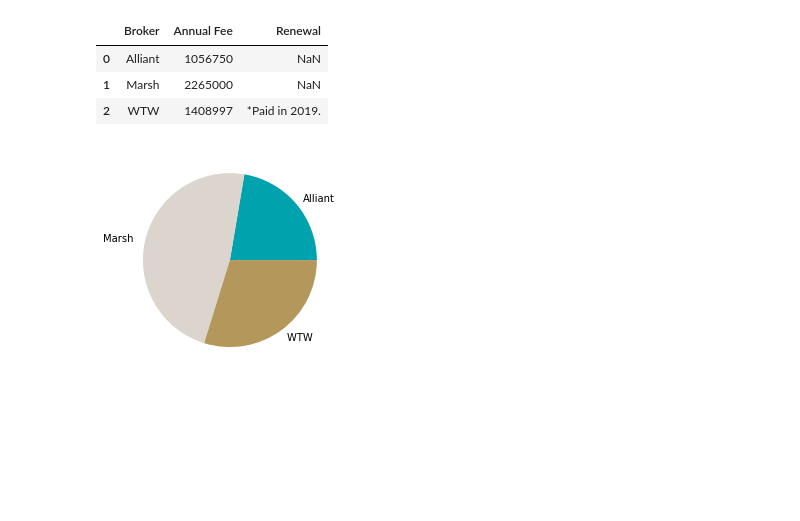
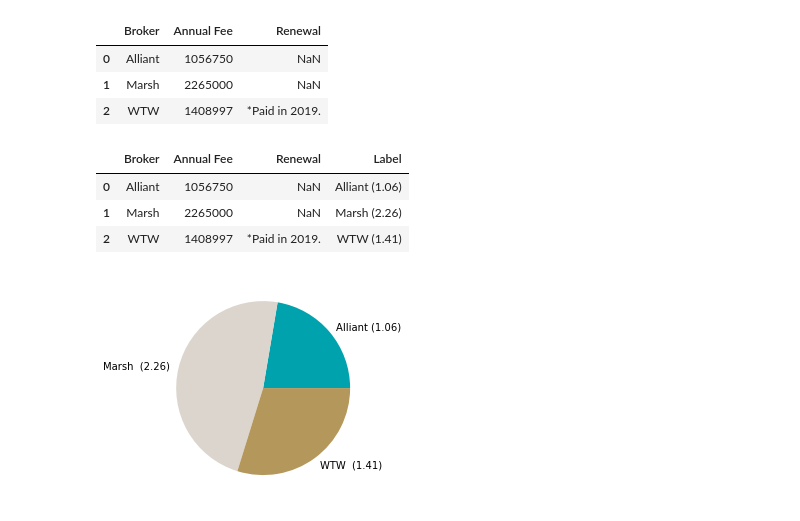
Before and after one commit to davidbrown2324/uc_insurers, a Jupyter notebook: uc_insurance.ipynb, the cells around one changed output. Drawn from its saved outputs; the diff is of its cells as text; code cells hidden in the pictures; blank space fills up the shorter version.

Commit message:
add million USD spending to figure

```diff
--- a/uc_insurance.ipynb
+++ b/uc_insurance.ipynb
@@ -449,15 +449,31 @@ brokers
 | 0 | Alliant | 1056750 | NaN |
 | 1 | Marsh | 2265000 | NaN |
 | 2 | WTW | 1408997 | *Paid in 2019. |
+# %%
+brokers.Broker = brokers.Broker.str.strip()
+# %%
+brokers['Label'] = brokers.Broker
+# %%
+figures = list(round(brokers['Annual Fee']/1000000, 2))
+# %%
+for n, fig in enumerate(figures):
+    brokers.loc[n, 'Label'] = brokers.loc[n, 'Broker'] + '(' +str(fig) +')'
+
+brokers
+# %% [output]
+|  | Broker | Annual Fee | Renewal | Label |
+| 0 | Alliant | 1056750 | NaN | Alliant (1.06) |
+| 1 | Marsh | 2265000 | NaN | Marsh (2.26) |
+| 2 | WTW | 1408997 | *Paid in 2019. | WTW (1.41) |
 # %%
 #The largest broker fee goes to Marsh who also continue to support fossil fuel projects
-brokers.plot.pie(x = 'Broker', y='Annual Fee', labels=brokers.Broker, colors=['#00A3AD', '#DBD5CD', '#B4975A']);
+brokers.plot.pie(x = 'Broker', y='Annual Fee', labels=brokers.Label, colors=['#00A3AD', '#DBD5CD', '#B4975A']);
 plt.legend().remove();
 plt.ylabel(None);
 
 #WTW is Willis Towers Watson (insurance broker for the titanic)
 
-plt.savefig(pdf_folder+"Spending by Broker - 2020.pdf", dpi=300, bbox_inches='tight')
-plt.savefig(png_folder+"Spending by Broker - 2020.png", dpi=300, bbox_inches='tight')
+# plt.savefig(pdf_folder+"Spending by Broker - 2020.pdf", dpi=300, bbox_inches='tight')
+# plt.savefig(png_folder+"Spending by Broker - 2020.png", dpi=300, bbox_inches='tight')
 # %% [output]
-[figure, old version]
+[figure, new version]
```
Also changed, not shown: 2 other files.
